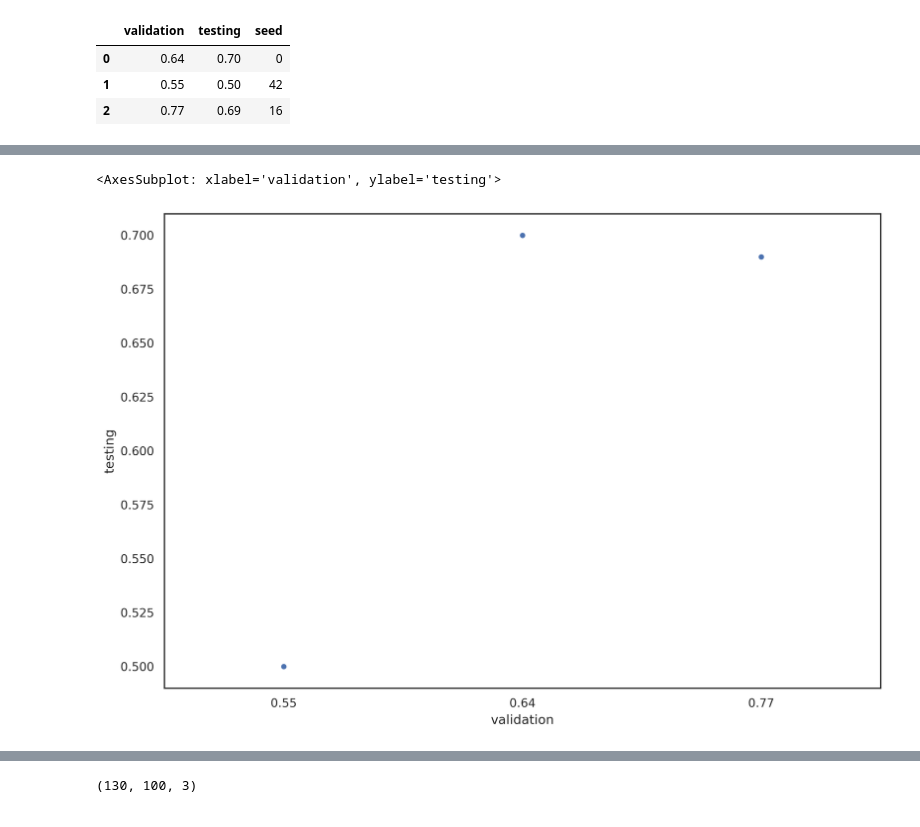
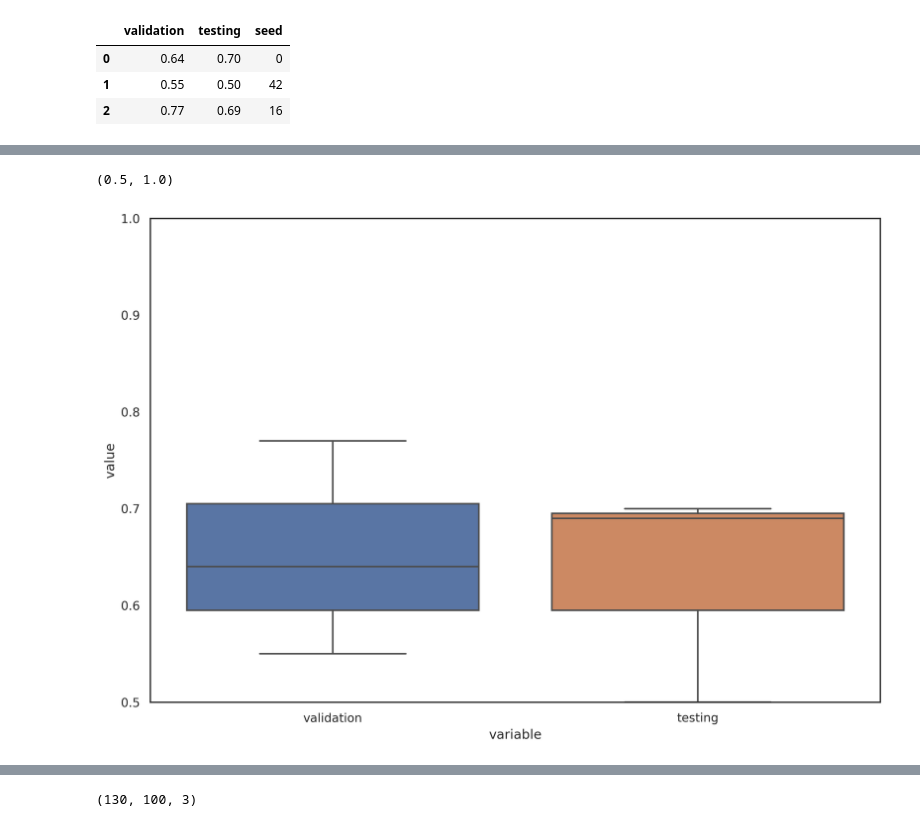
Before and after one commit to akira-nair/multiomic-model-tcga, a Jupyter notebook: models/MAVI/complete_modality.ipynb, the cells around one changed output, grey strips where cells are left out. Drawn from its saved outputs; the diff is of its cells as text; code cells hidden in the pictures.

```diff
--- a/models/MAVI/complete_modality.ipynb
+++ b/models/MAVI/complete_modality.ipynb
@@ -187,5 +178,0 @@ plt.ylim(0, 1)
-# %%
-sns.stripplot(x="validation", y = "testing",data=results)
-# %% [output]
-<AxesSubplot: xlabel='validation', ylabel='testing'>
-[figure, removed]
@@ -191,0 +181,6 @@ sns.stripplot(x="validation", y = "testing",data=results)
+# %%
+sns.boxplot(x="variable", y="value", data=pd.melt(results, id_vars=["seed"]))
+plt.ylim(0.5, 1)
+# %% [output]
+(0.5, 1.0)
+[figure, added]
```
Also changed, not shown: parts of 16 cells of this notebook, 4 other files.
